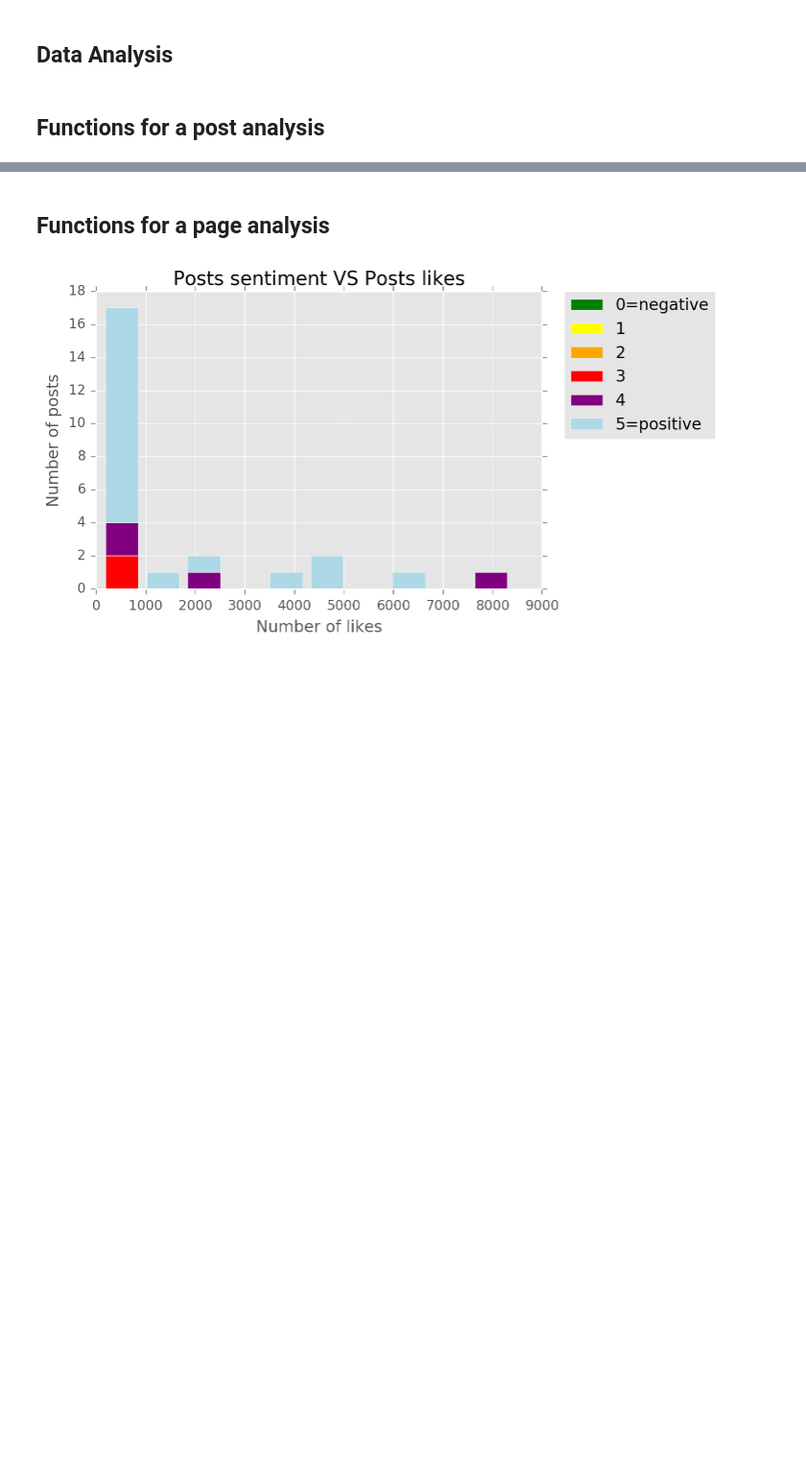
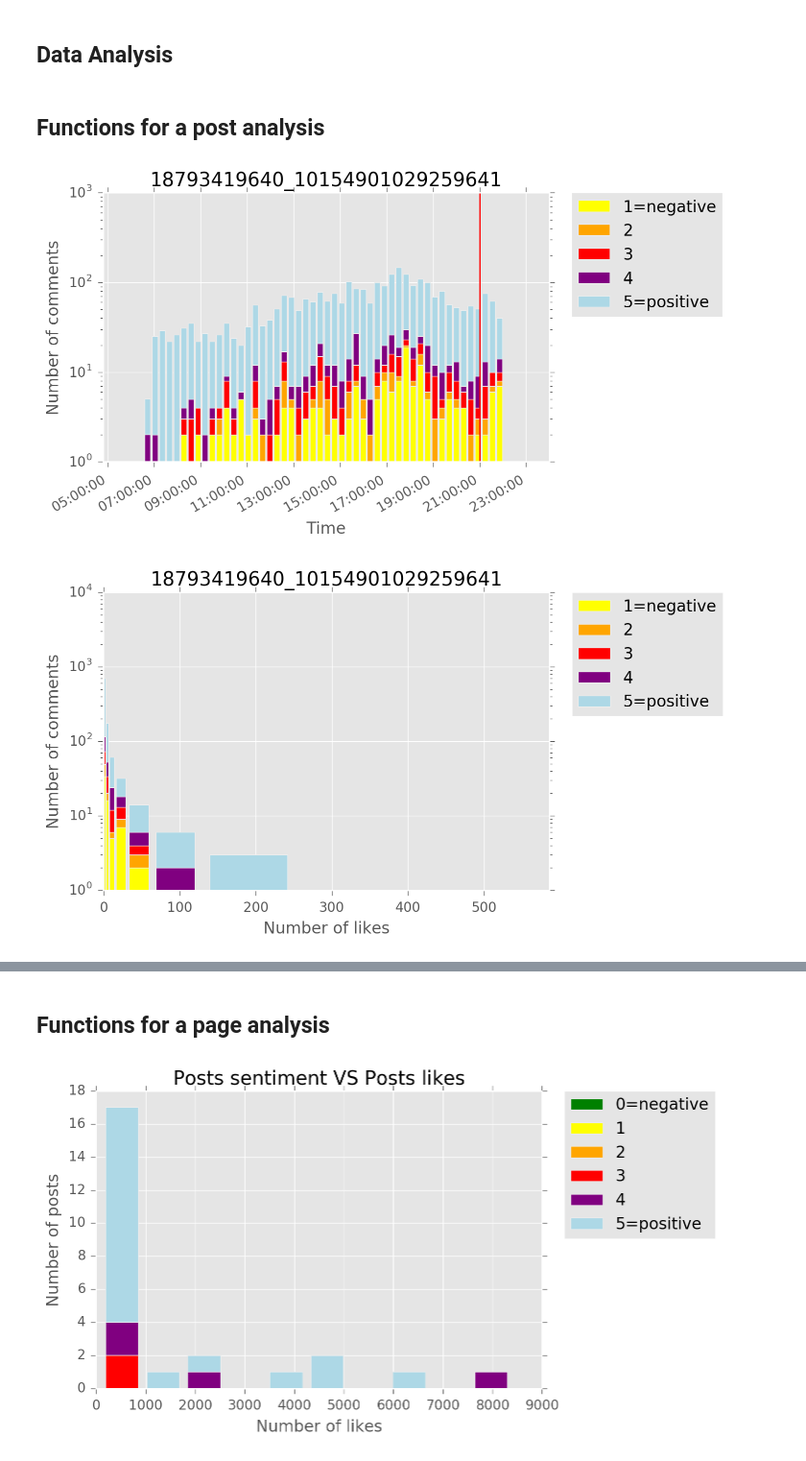
Before and after one commit to meryemwehbe/NTDS_Project, a Jupyter notebook: myProject.ipynb, the cells around one changed output, grey strips where cells are left out. Shown at 96% size. Cells and saved outputs as stored; diff of their text form; code cells hidden in the pictures; blank space fills up the shorter version.

Commit message:
change histograms in a pretty cool way, I think

```diff
--- a/myProject.ipynb
+++ b/myProject.ipynb
@@ -1162,9 +1150,12 @@ def ReactionToAPost(fb,sentiment_type):
     return
 # %%
 #test
-#SentimentVSTimefForAPost(fb,'five')
-#SentimentVSCommentsLikes(fb,'five')
-#ReactionToAPost(fb,'five')
+SentimentVSTimefForAPost(fb,'five',50)
+SentimentVSCommentsLikes(fb,'five')
+ReactionToAPost(fb,'five')
 #post_sentiment=fb['post sentiment']
 #post_sentiment=post_sentiment[1]
 #print("Post sentiment: ", post_sentiment)
+# %% [output]
+[figure, added]
+[figure, added]
```
Also changed, not shown: parts of 5 cells of this notebook.
